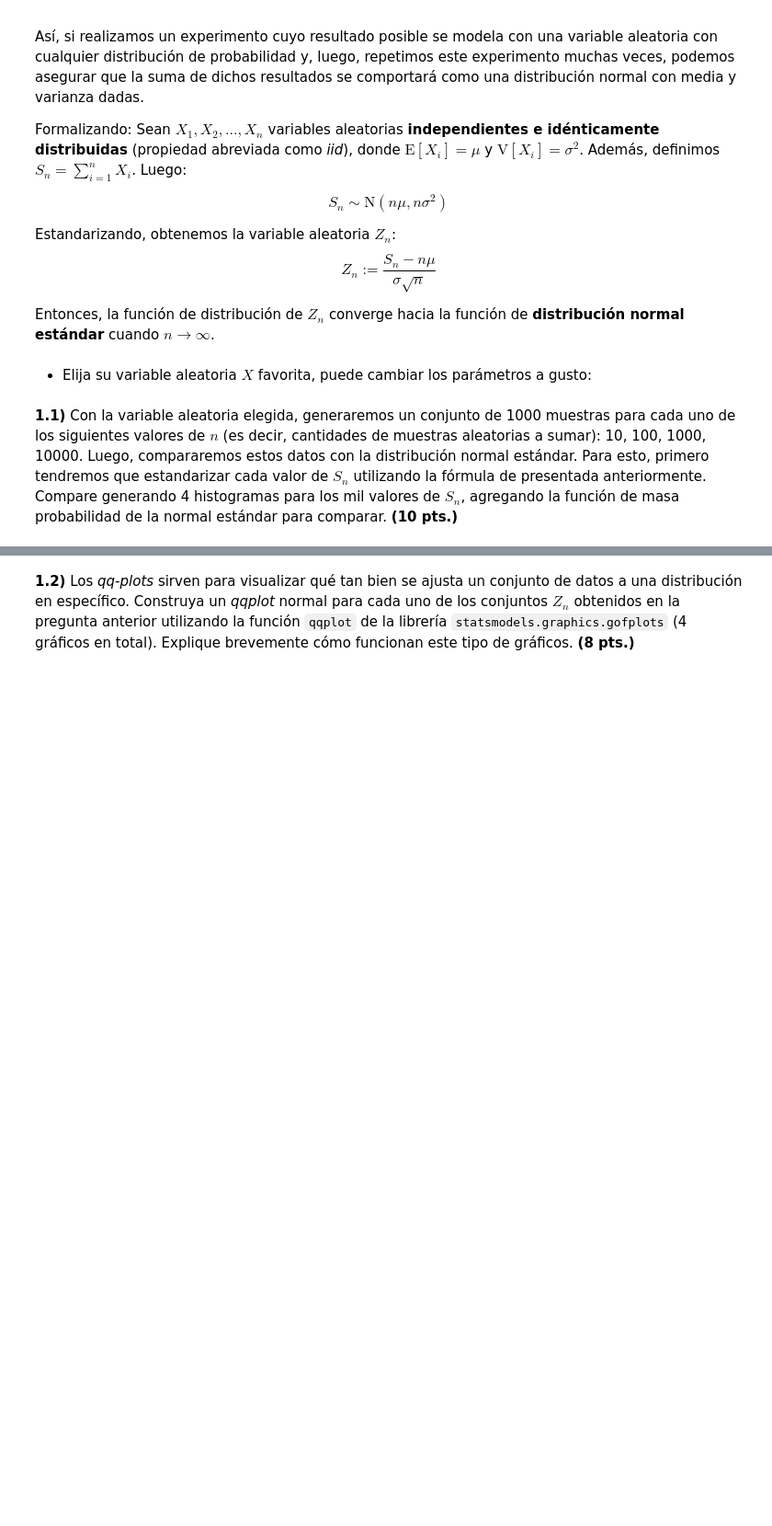
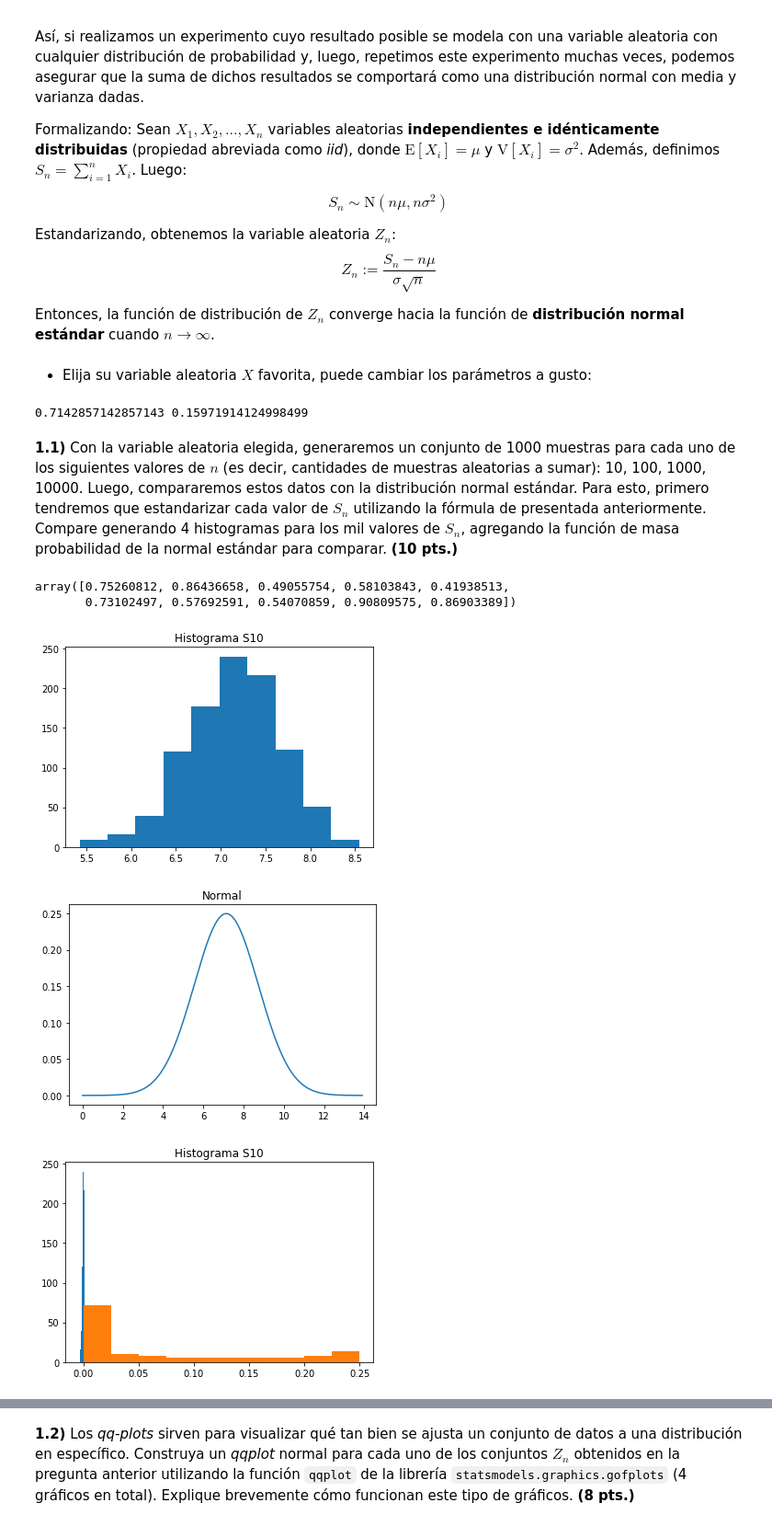
Before and after one commit to Camilo-Duque98/EstadisticaComputacional, a Jupyter notebook: lec-3-Los Dockeritos/lec-3.ipynb, the cells around one changed output, grey strips where cells are left out. Shown at 92% size. Saved outputs shown, nothing was run; the diff lists cells and outputs as text; code cells hidden in the pictures; blank space fills up the shorter version.

```diff
--- a/lec-3-Los Dockeritos/lec-3.ipynb
+++ b/lec-3-Los Dockeritos/lec-3.ipynb
@@ -85,10 +85,57 @@ def get_random_variable(option: int):
     else:
         raise ValueError("Debe elegir una opcion entre 1 y 5")
 # %%
-X = get_random_variable(2)
+X = get_random_variable(1)
 mean = X.mean()
 std_dev = X.std()
+print(mean,std_dev)
+# %% [output]
+0.7142857142857143 0.15971914124998499
 # %% [markdown]
 **1.1)** Con la variable aleatoria elegida, generaremos un conjunto de 1000 muestras para cada uno de los siguientes valores de $n$ (es decir, cantidades de muestras aleatorias a sumar): 10, 100, 1000, 10000. Luego, compararemos estos datos con la distribución normal estándar. Para esto, primero tendremos que estandarizar cada valor de $S_n$ utilizando la fórmula de presentada anteriormente. Compare generando 4 histogramas para los mil valores de $S_n$, agregando la función de masa probabilidad de la normal estándar para comparar. **(10 pts.)**
+# %%
+X.rvs(size=10)
+# %% [output]
+array([0.75260812, 0.86436658, 0.49055754, 0.58103843, 0.41938513,
+       0.73102497, 0.57692591, 0.54070859, 0.90809575, 0.86903389])
+# %%
+#MUESTRAS
+s10=[sum(X.rvs(size=10)) for i in range(1000)]
+#Estandarización
+#ESTANDARIZACION
+def estandarizacion(muestra:list,esperanza:float,desviacionestandar:float,n:int)->list:
+    muestraaux=[]
+    for x in range(len(muestra)):
+        tmpvalue=(muestra[x]-(n*esperanza))/(desviacionestandar*np.sqrt(n))
+        muestraaux.append(tmpvalue)
+    return muestraaux
+
+s10stdr=estandarizacion(s10,mean,std_dev,10)
+
+#HISTOGRAMAS
+plt.title("Histograma S10")
+plt.hist(s10,label="S10")
+#normal = sp.norm.pdf(x_axis, 0, 1)
+#plt.plot(x_axis, normal)
+#plt.plot(ns10)
+plt.show()
+
+#HISTOGRAMAS
+plt.title("Normal")
+x_axis = np.arange(0,14, 0.1)
+normal = sp.norm.pdf(x_axis,10*mean, 10*std_dev)
+plt.plot(x_axis, normal)
+plt.show()
+
+dividir = lambda x:x/1000
+#HISTOGRAMA ESTANDAR
+plt.title("Histograma S10")
+plt.hist(list(map(dividir, s10stdr)),label="S10")
+plt.hist(sp.norm.pdf(x_axis,10*mean, 10*std_dev))
+plt.show()
+# %% [output]
+[figure, added]
+[figure, added]
+[figure, added]
 # %%
 #MUESTRAS
```
Also changed, not shown: parts of 3 cells of this notebook.
